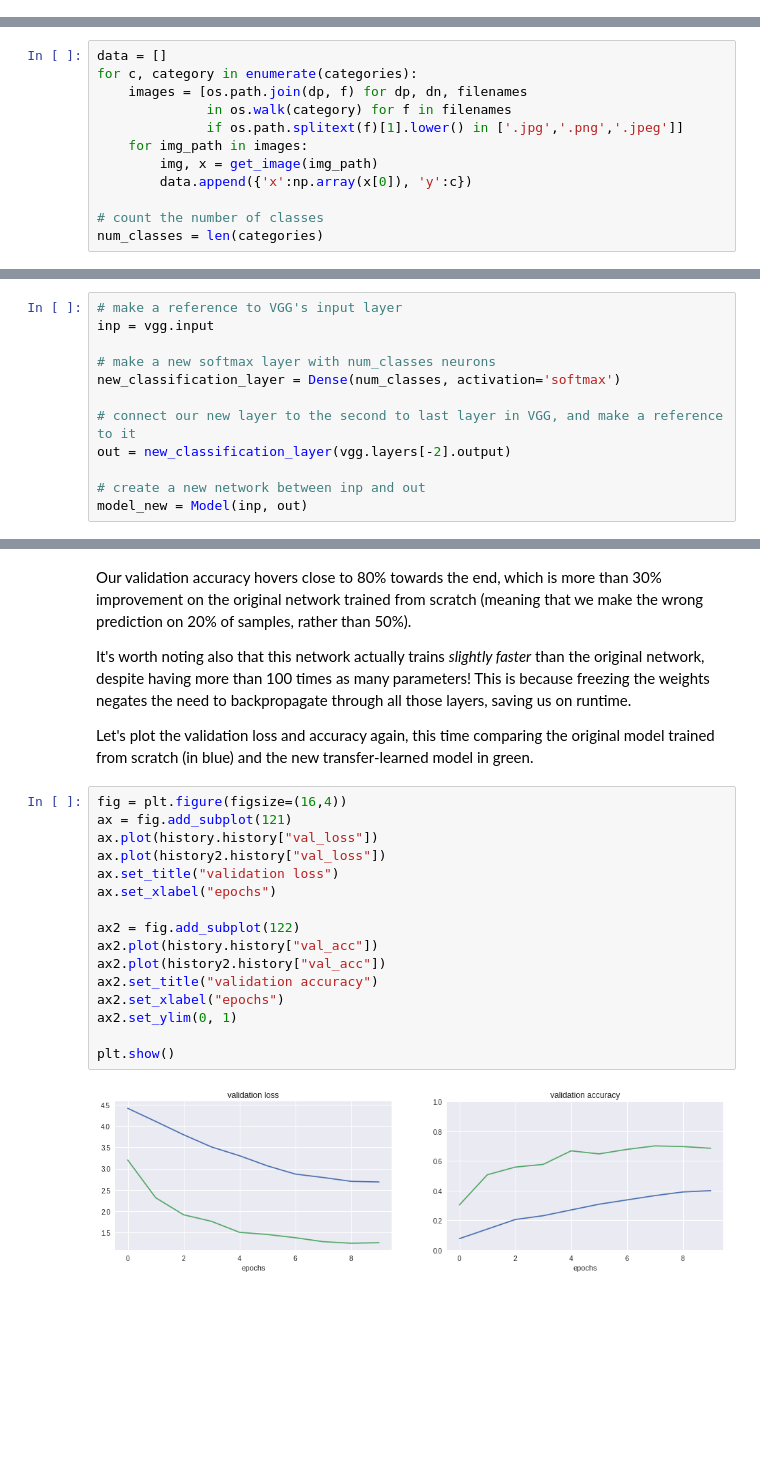
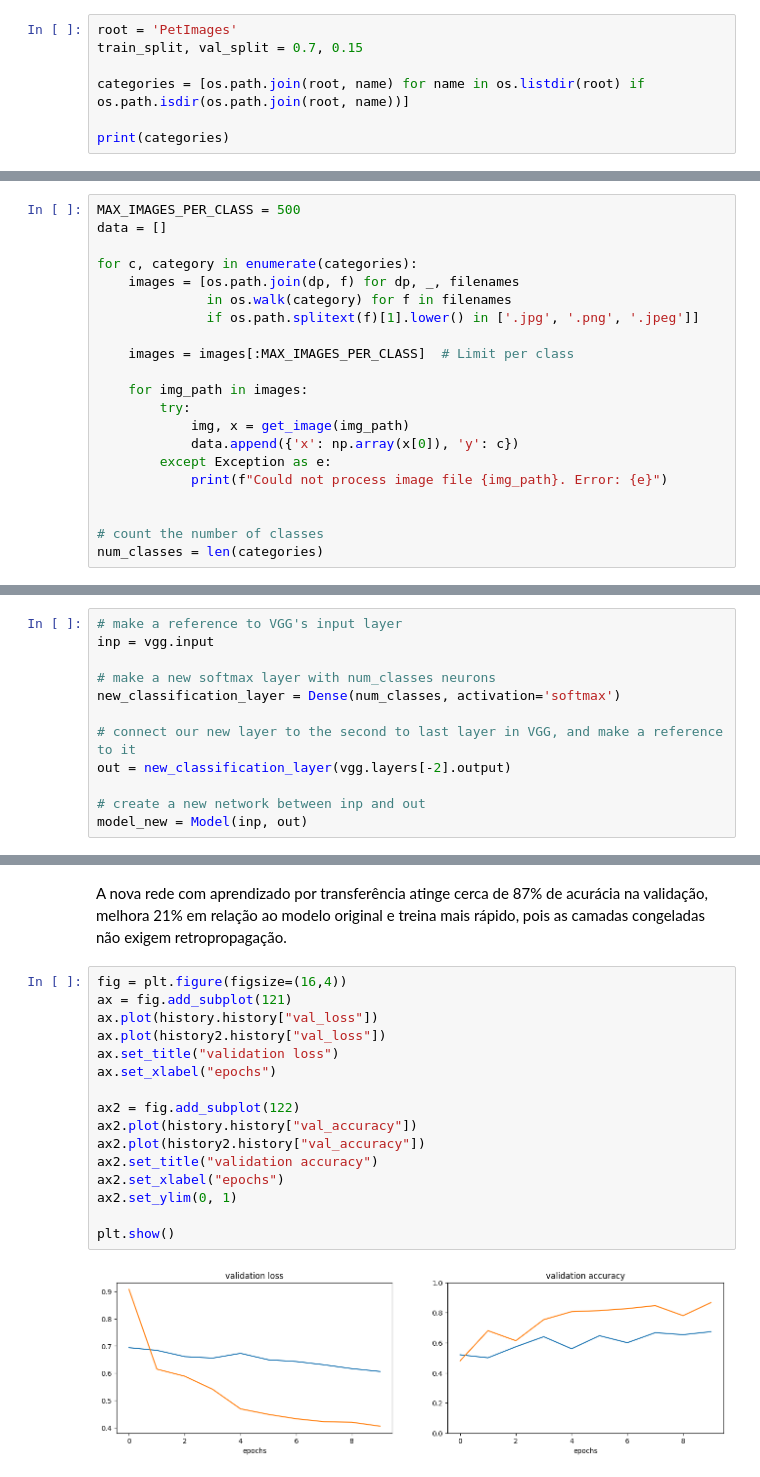
Before and after one commit to murillofnc22/lab-transfer-learning, a Jupyter notebook: transfer-learning.ipynb, the cells around one changed output, grey strips where cells are left out. Cells and saved outputs as stored; diff of their text form; blank space fills up the shorter version.

Commit message:
Concluindo o desafio do "Projeto de Transfer Learning em Python"

```diff
--- a/transfer-learning.ipynb
+++ b/transfer-learning.ipynb
@@ -83,0 +31,7 @@ print(categories)
+# %%
+root = 'PetImages'
+train_split, val_split = 0.7, 0.15
+
+categories = [os.path.join(root, name) for name in os.listdir(root) if os.path.isdir(os.path.join(root, name))]
+
+print(categories)
@@ -94,14 +50,23 @@ def get_image(path):
 # %% [markdown]
 Load all the images from root folder
 # %%
+MAX_IMAGES_PER_CLASS = 500
 data = []
+
 for c, category in enumerate(categories):
-    images = [os.path.join(dp, f) for dp, dn, filenames
+    images = [os.path.join(dp, f) for dp, _, filenames
               in os.walk(category) for f in filenames
-              if os.path.splitext(f)[1].lower() in ['.jpg','.png','.jpeg']]
+              if os.path.splitext(f)[1].lower() in ['.jpg', '.png', '.jpeg']]
+
+    images = images[:MAX_IMAGES_PER_CLASS]  # Limit per class
+
     for img_path in images:
-        img, x = get_image(img_path)
-        data.append({'x':np.array(x[0]), 'y':c})
+        try:
+            img, x = get_image(img_path)
+            data.append({'x': np.array(x[0]), 'y': c})
+        except Exception as e:
+            print(f"Could not process image file {img_path}. Error: {e}")
+
 
 # count the number of classes
 num_classes = len(categories)
@@ -413,24 +367,20 @@ Epoch 10/10
-# %% [markdown]
-Our validation accuracy hovers close to 80% towards the end, which is more than 30% improvement on the original network trained from scratch (meaning that we make the wrong prediction on 20% of samples, rather than 50%).
-
-It's worth noting also that this network actually trains _slightly faster_ than the original network, despite having more than 100 times as many parameters! This is because freezing the weights negates the need to backpropagate through all those layers, saving us on runtime.
-
-Let's plot the validation loss and accuracy again, this time comparing the original model trained from scratch (in blue) and the new transfer-learned model in green.
+# %% [markdown]
+A nova rede com aprendizado por transferência atinge cerca de 87% de acurácia na validação, melhora 21% em relação ao modelo original e treina mais rápido, pois as camadas congeladas não exigem retropropagação.
 # %%
 fig = plt.figure(figsize=(16,4))
 ax = fig.add_subplot(121)
 ax.plot(history.history["val_loss"])
 ax.plot(history2.history["val_loss"])
 ax.set_title("validation loss")
 ax.set_xlabel("epochs")
 
 ax2 = fig.add_subplot(122)
-ax2.plot(history.history["val_acc"])
-ax2.plot(history2.history["val_acc"])
+ax2.plot(history.history["val_accuracy"])
+ax2.plot(history2.history["val_accuracy"])
 ax2.set_title("validation accuracy")
 ax2.set_xlabel("epochs")
 ax2.set_ylim(0, 1)
 
 plt.show()
 # %% [output]
-[figure, old version]
+[figure, new version]
```
Also changed, not shown: parts of 48 cells of this notebook.
